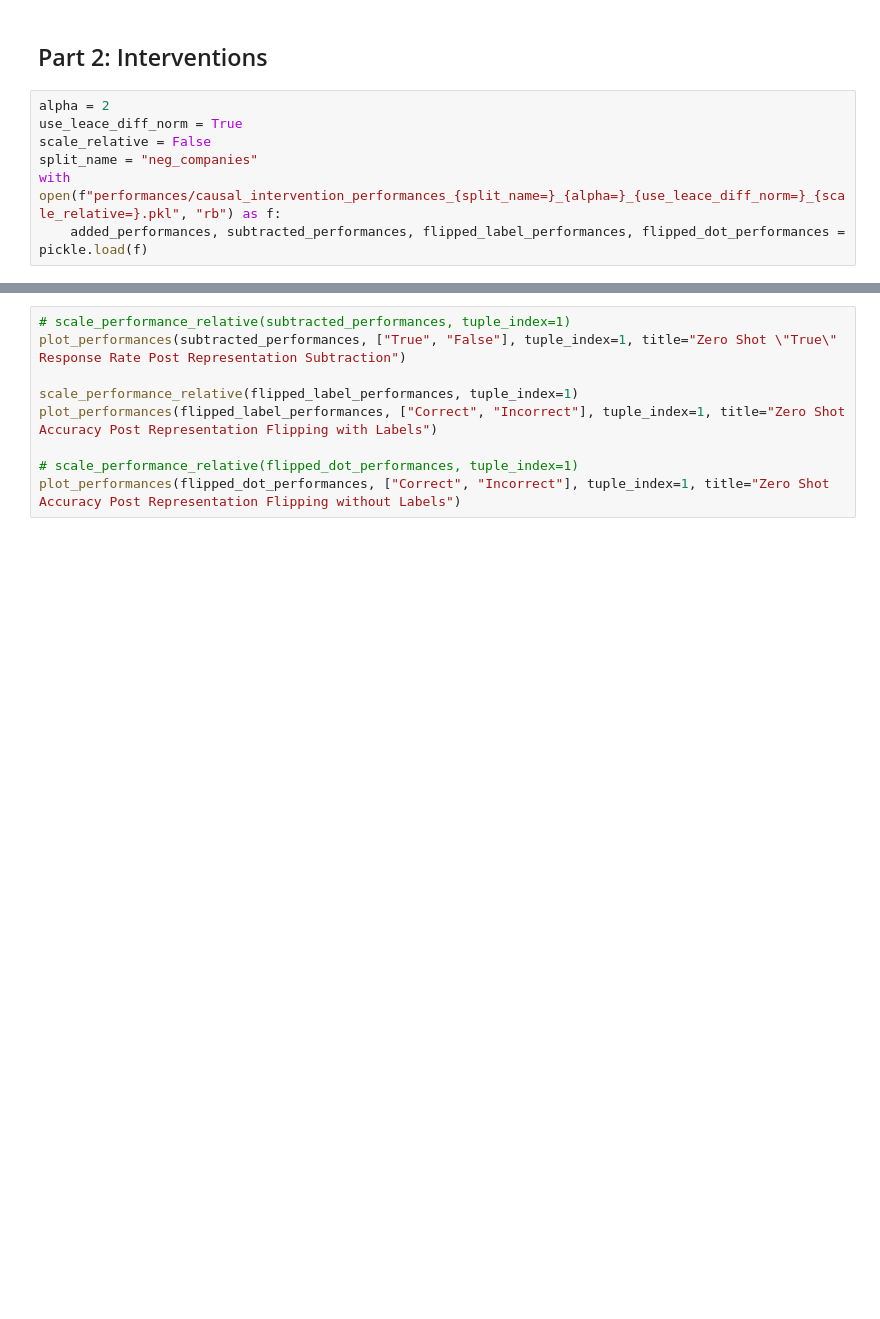
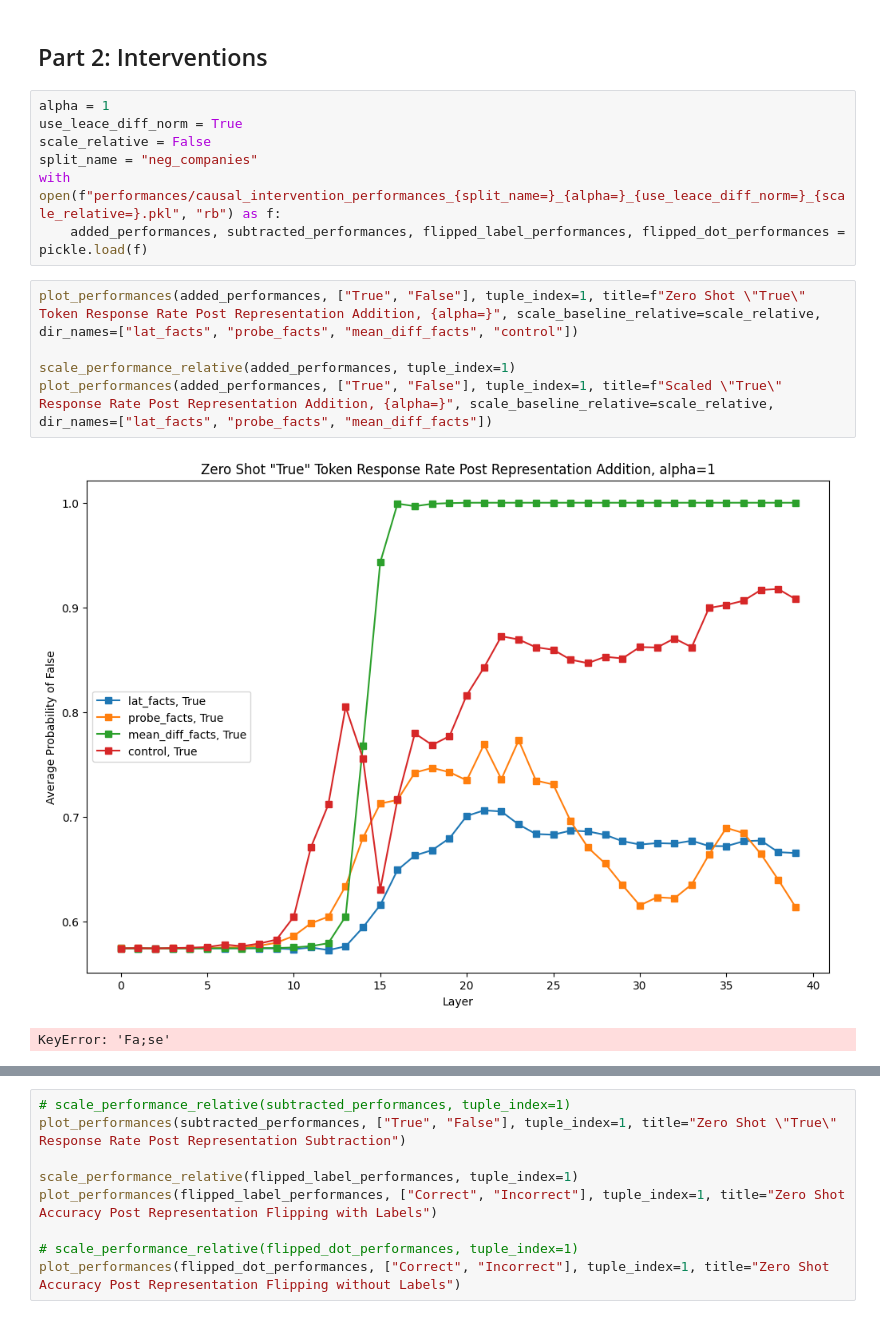
Before and after one commit to magikarp01/rep_control, a Jupyter notebook: analyze_performances.ipynb, the cells around one changed output, grey strips where cells are left out. Saved outputs shown, nothing was run; the diff lists cells and outputs as text; blank space fills up the shorter version.

```diff
--- a/analyze_performances.ipynb
+++ b/analyze_performances.ipynb
@@ -110,9 +116,17 @@ def plot_performances(performances, plot_keys, tuple_index=None, title=None, ahx
 # %% [markdown]
 ## Part 2: Interventions
 # %%
-alpha = 2
+alpha = 1
 use_leace_diff_norm = True
 scale_relative = False
 split_name = "neg_companies"
 with open(f"performances/causal_intervention_performances_{split_name=}_{alpha=}_{use_leace_diff_norm=}_{scale_relative=}.pkl", "rb") as f:
     added_performances, subtracted_performances, flipped_label_performances, flipped_dot_performances = pickle.load(f)
+# %%
+plot_performances(added_performances, ["True", "False"], tuple_index=1, title=f"Zero Shot \"True\" Token Response Rate Post Representation Addition, {alpha=}", scale_baseline_relative=scale_relative, dir_names=["lat_facts", "probe_facts", "mean_diff_facts", "control"])
+
+scale_performance_relative(added_performances, tuple_index=1)
+plot_performances(added_performances, ["True", "False"], tuple_index=1, title=f"Scaled \"True\" Response Rate Post Representation Addition, {alpha=}", scale_baseline_relative=scale_relative, dir_names=["lat_facts", "probe_facts", "mean_diff_facts"])
+# %% [output]
+[figure, added]
+KeyError: 'Fa;se'
```
Also changed, not shown: parts of 6 cells of this notebook, 1 other file.
